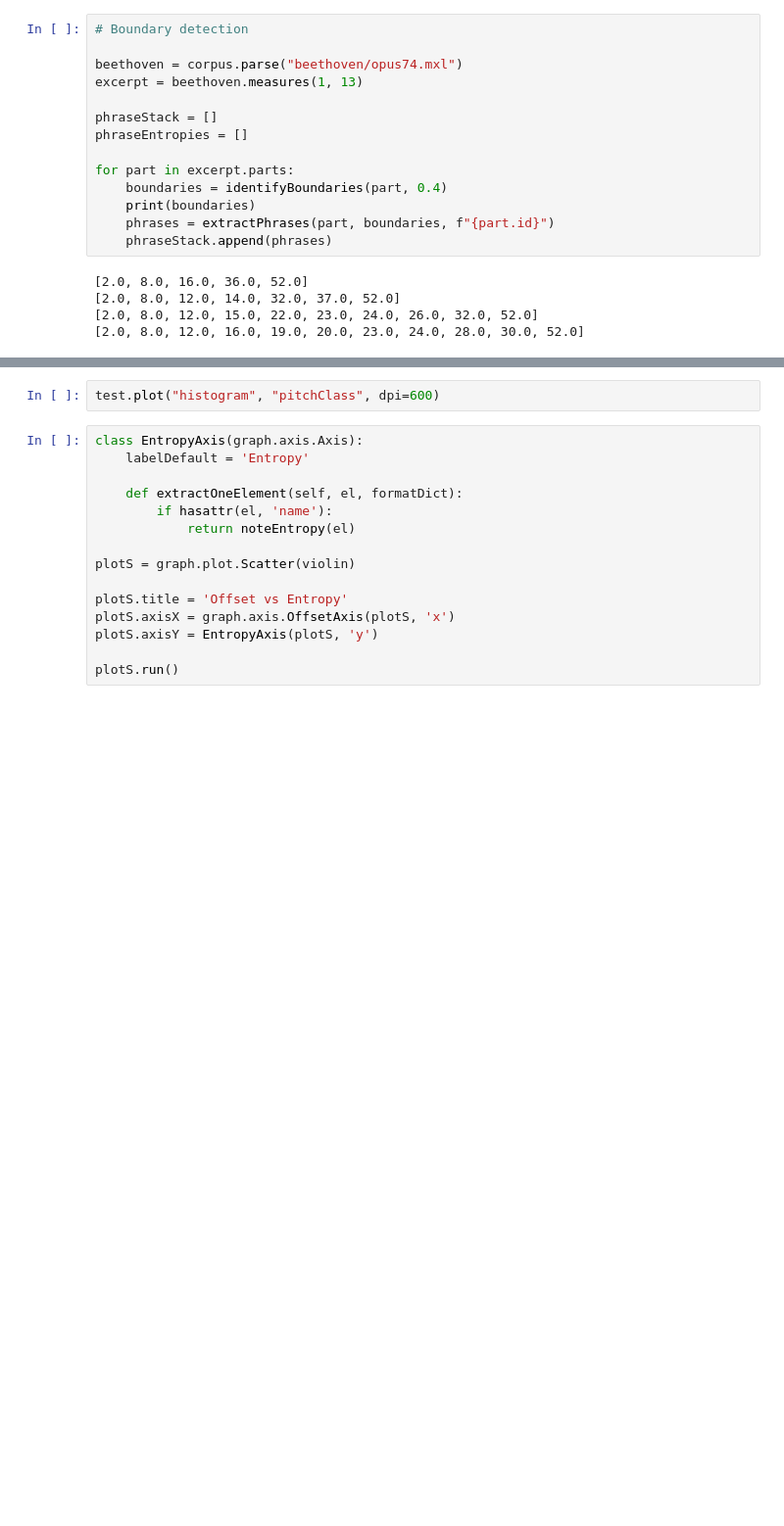
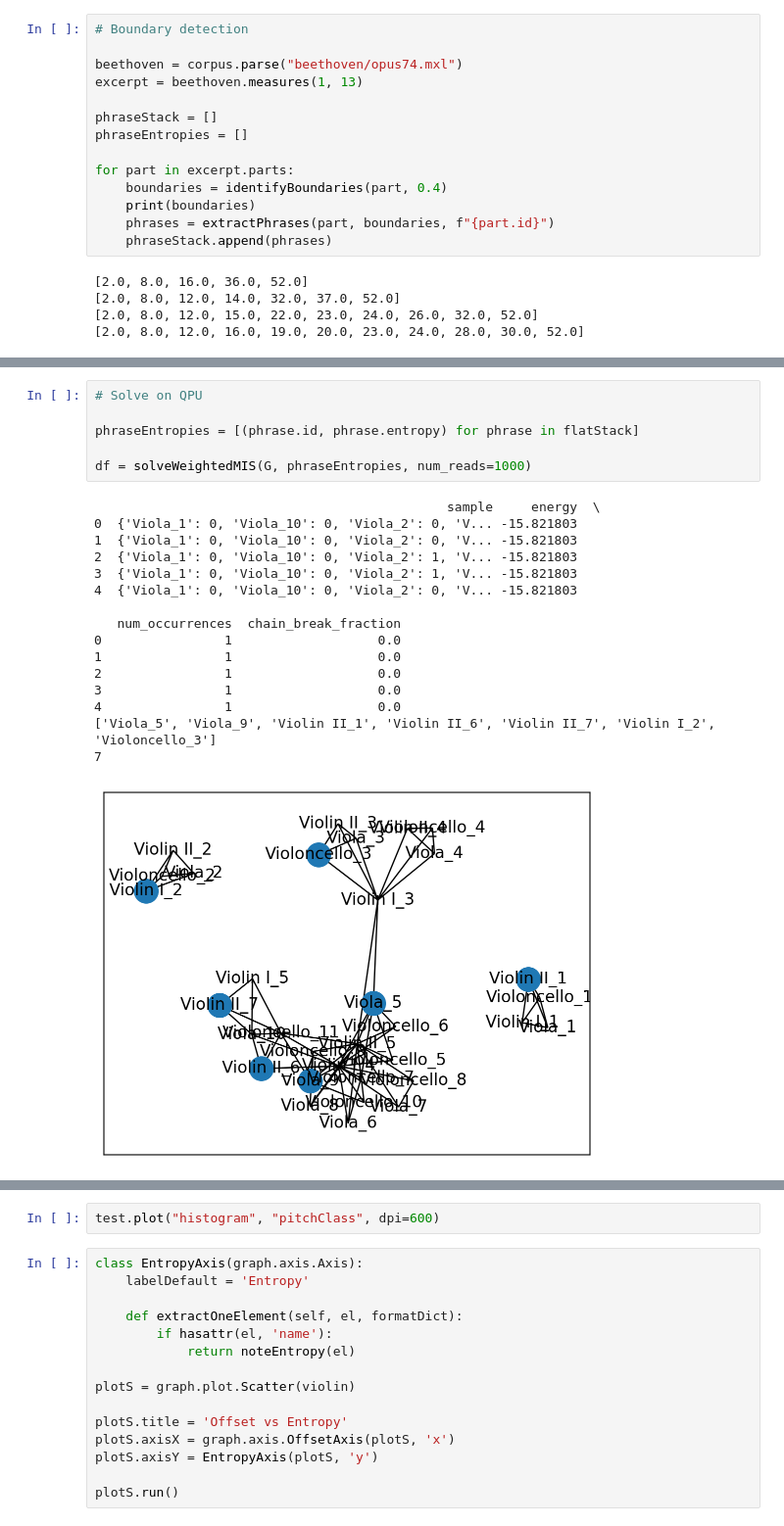
Before and after one commit to KirbyZX/PHYS4213, a Jupyter notebook: Notebooks/mxl.ipynb, the cells around one changed output, grey strips where cells are left out. Shown at 98% size. Drawn from its saved outputs; the diff is of its cells as text; blank space fills up the shorter version.

```diff
--- a/Notebooks/mxl.ipynb
+++ b/Notebooks/mxl.ipynb
@@ -93 +95,24 @@ plotGraph(G, pos)
+# %%
+# Solve on QPU
+
+phraseEntropies = [(phrase.id, phrase.entropy) for phrase in flatStack]
+
+df = solveWeightedMIS(G, phraseEntropies, num_reads=1000)
+# %% [output]
+                                              sample     energy  \
+0  {'Viola_1': 0, 'Viola_10': 0, 'Viola_2': 0, 'V... -15.821803
+1  {'Viola_1': 0, 'Viola_10': 0, 'Viola_2': 0, 'V... -15.821803
+2  {'Viola_1': 0, 'Viola_10': 0, 'Viola_2': 1, 'V... -15.821803
+3  {'Viola_1': 0, 'Viola_10': 0, 'Viola_2': 1, 'V... -15.821803
+4  {'Viola_1': 0, 'Viola_10': 0, 'Viola_2': 0, 'V... -15.821803
+
+   num_occurrences  chain_break_fraction
+0                1                   0.0
+1                1                   0.0
+2                1                   0.0
+3                1                   0.0
+4                1                   0.0
+['Viola_5', 'Viola_9', 'Violin II_1', 'Violin II_6', 'Violin II_7', 'Violin I_2', 'Violoncello_3']
+7
+[figure, added]
 # %%
```
Also changed, not shown: parts of 5 cells of this notebook.
